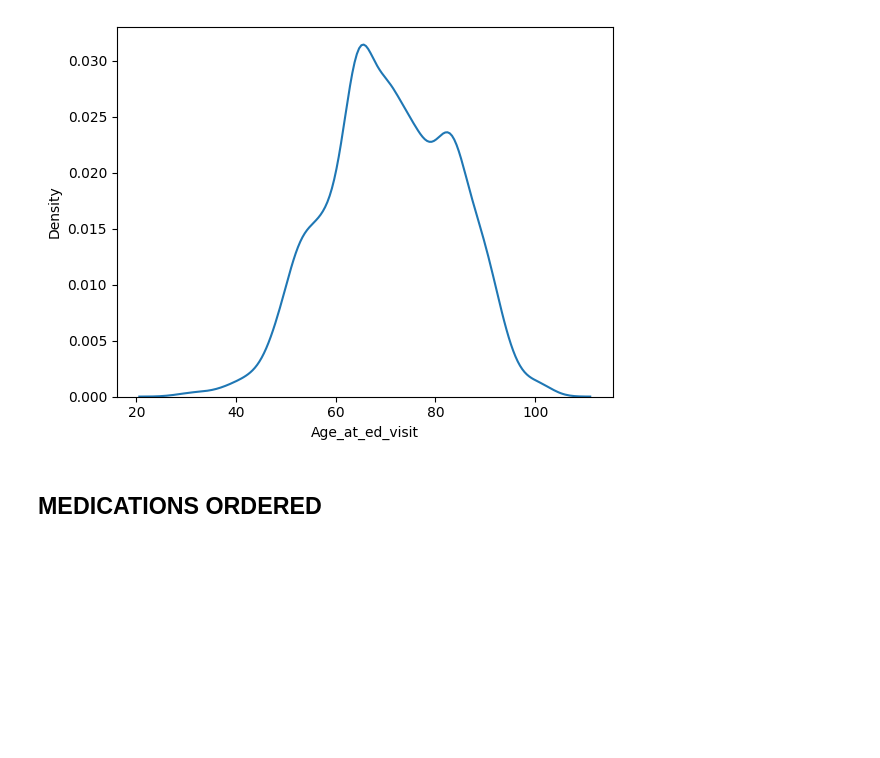
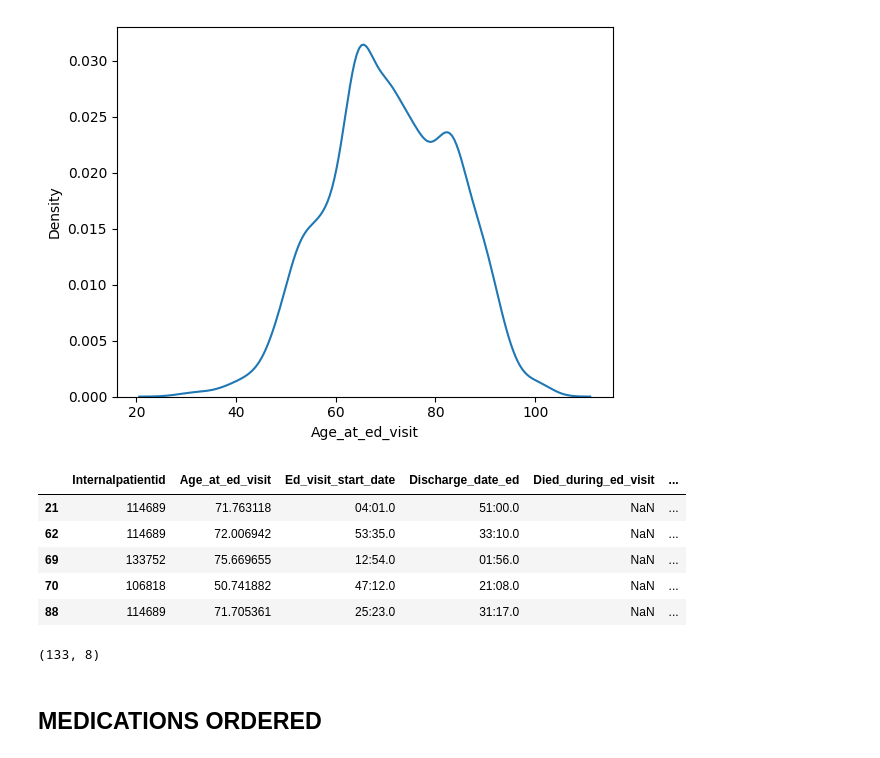
Before and after one commit to nisha1365/precisionFDA, a Jupyter notebook: Precision_6_files.ipynb, the cells around one changed output. Drawn from its saved outputs; the diff is of its cells as text; code cells hidden in the pictures; blank space fills up the shorter version.

```diff
--- a/Precision_6_files.ipynb
+++ b/Precision_6_files.ipynb
@@ -408,7 +424,20 @@ sns.kdeplot(data=df3, x="Age_at_ed_visit")
 [figure]
 # %%
 # Extract rows related to heart or heart failure
-heart_df = df[df['Disease Name'].str.contains('heart|heart failure', case=False)]
+heart_df = df3[df3['First_listed_diagnosis_icd10_subcategory'].str.contains('heart|heart failure|Systolic (congestive)', case=False)]
+# %%
+heart_df.head()
+# %% [output]
+|  | Internalpatientid | Age_at_ed_visit | Ed_visit_start_date | Discharge_date_ed | Died_during_ed_visit | ... |
+| 21 | 114689 | 71.763118 | 04:01.0 | 51:00.0 | NaN | ... |
+| 62 | 114689 | 72.006942 | 53:35.0 | 33:10.0 | NaN | ... |
+| 69 | 133752 | 75.669655 | 12:54.0 | 01:56.0 | NaN | ... |
+| 70 | 106818 | 50.741882 | 47:12.0 | 21:08.0 | NaN | ... |
+| 88 | 114689 | 71.705361 | 25:23.0 | 31:17.0 | NaN | ... |
+# %%
+heart_df.shape
+# %% [output]
+(133, 8)
 # %% [markdown]
 ## **MEDICATIONS ORDERED**
 # %%
```
Also changed, not shown: parts of 4 cells of this notebook.
